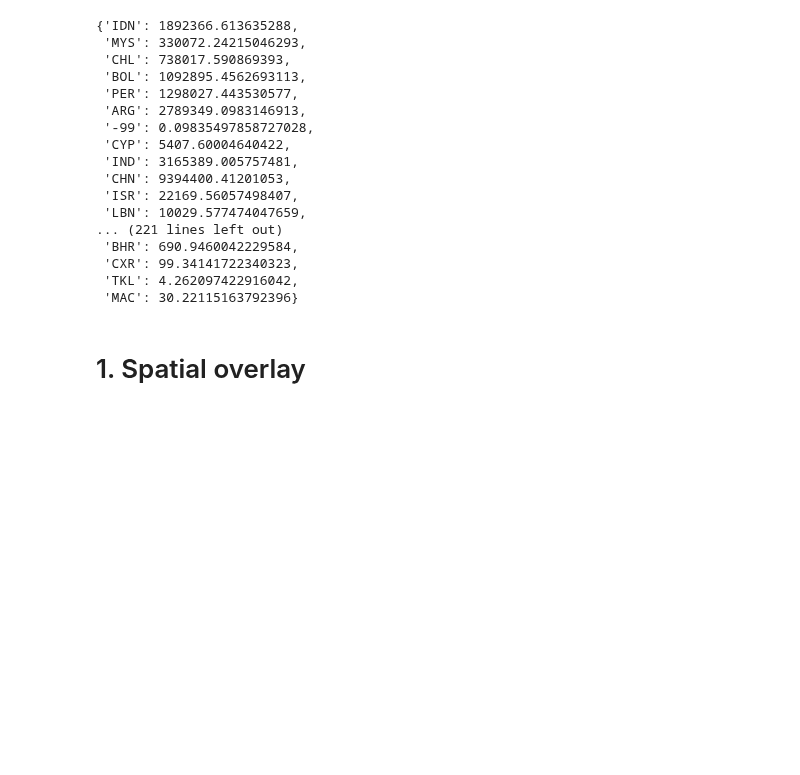
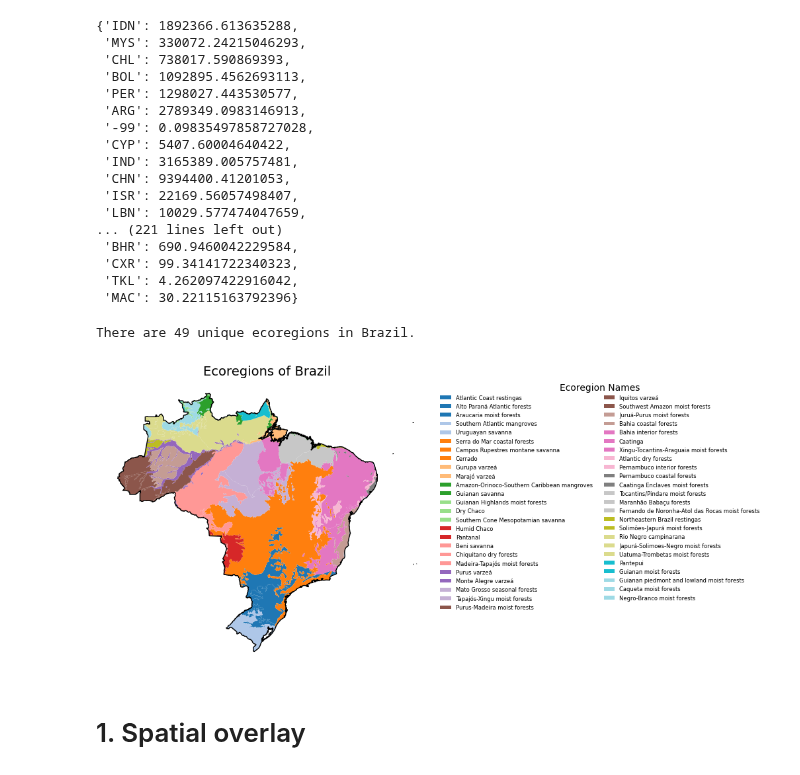
Before and after one commit to Laboratory-for-Energy-Systems-Analysis/edges, a Jupyter notebook: dev/Land use - Biodiversity/edges - Biodiversity - Eukaryota.ipynb, the cells around one changed output. Cells and saved outputs as stored; diff of their text form; code cells hidden in the pictures; blank space fills up the shorter version.

```diff
--- a/dev/Land use - Biodiversity/edges - Biodiversity - Eukaryota.ipynb
+++ b/dev/Land use - Biodiversity/edges - Biodiversity - Eukaryota.ipynb
@@ -116,6 +115,56 @@ country_areas
  'CXR': 99.34141722340323,
  'TKL': 4.262097422916042,
  'MAC': 30.22115163792396}
+# %%
+import geopandas as gpd
+import matplotlib.pyplot as plt
+from matplotlib.patches import Patch
+
+# Load and prepare data
+ecoregions = gpd.read_file("data/official/wwf_terr_ecos.shp").to_crs("EPSG:4326")
+ecoregions["eco_id"] = ecoregions["ECO_ID"].astype(int)
+countries = gpd.read_file("data/ne_10m_admin_0_map_units/ne_10m_admin_0_map_units.shp").to_crs("EPSG:4326")
+
+# Select the country
+country = countries[countries["NAME"] == "Brazil"]
+eco_in_country = gpd.clip(ecoregions, country)
+
+# Plot
+fig, ax = plt.subplots(figsize=(10, 8))
+country.boundary.plot(ax=ax, color="black", linewidth=1)
+
+# Unique ecoregions and colors
+unique_ecos = eco_in_country["ECO_NAME"].unique()
+print(f"There are {len(unique_ecos)} unique ecoregions in Brazil.")
+cmap = plt.cm.get_cmap("tab20", len(unique_ecos))
+
+# Plot each ecoregion separately to control legend entries
+for i, eco in enumerate(unique_ecos):
+    subset = eco_in_country[eco_in_country["ECO_NAME"] == eco]
+    subset.plot(ax=ax, color=cmap(i), edgecolor="none", label=eco)
+
+# Custom legend with two columns
+legend_elements = [Patch(facecolor=cmap(i), edgecolor="none", label=eco) for i, eco in enumerate(unique_ecos)]
+ax.legend(
+    handles=legend_elements,
+    title="Ecoregion Names",
+    loc="upper left",
+    bbox_to_anchor=(1.02, 1),
+    borderaxespad=0,
+    frameon=False,
+    ncol=2,
+    fontsize=6
+)
+
+ax.set_title("Ecoregions of Brazil", fontsize=14)
+ax.set_axis_off()
+
+plt.tight_layout()
+plt.savefig("map_afg.png", bbox_inches="tight")
+plt.show()
+# %% [output]
+There are 49 unique ecoregions in Brazil.
+[figure, added]
 # %% [markdown]
 # 1. Spatial overlay
 # %%
```
Also changed, not shown: parts of 5 cells of this notebook.
